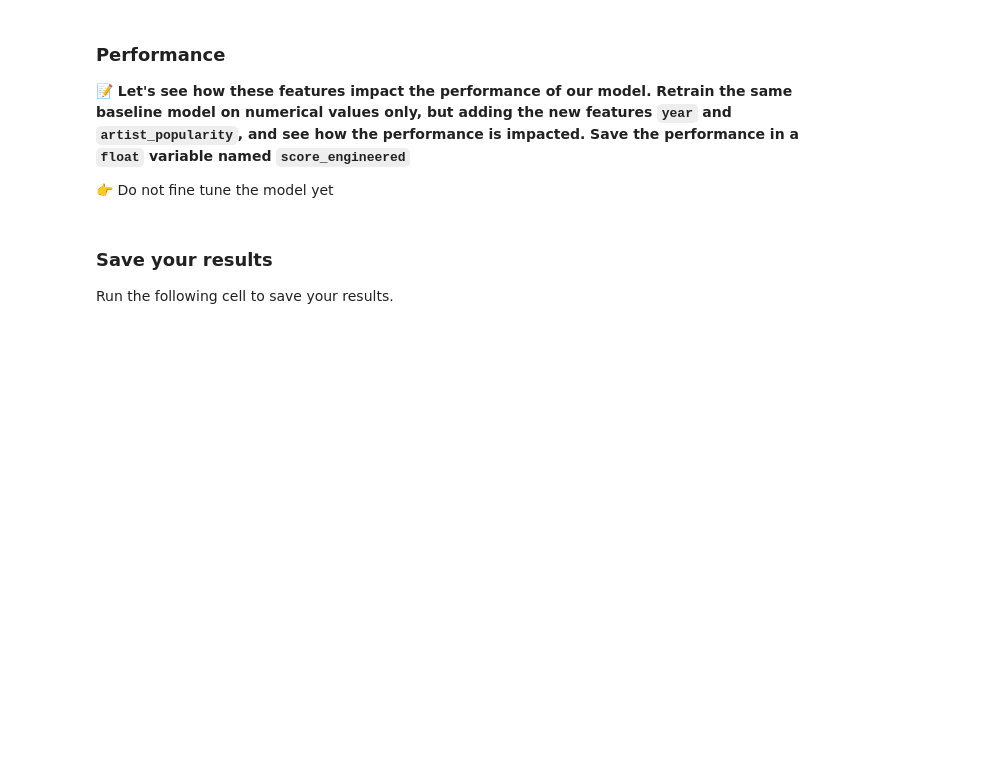
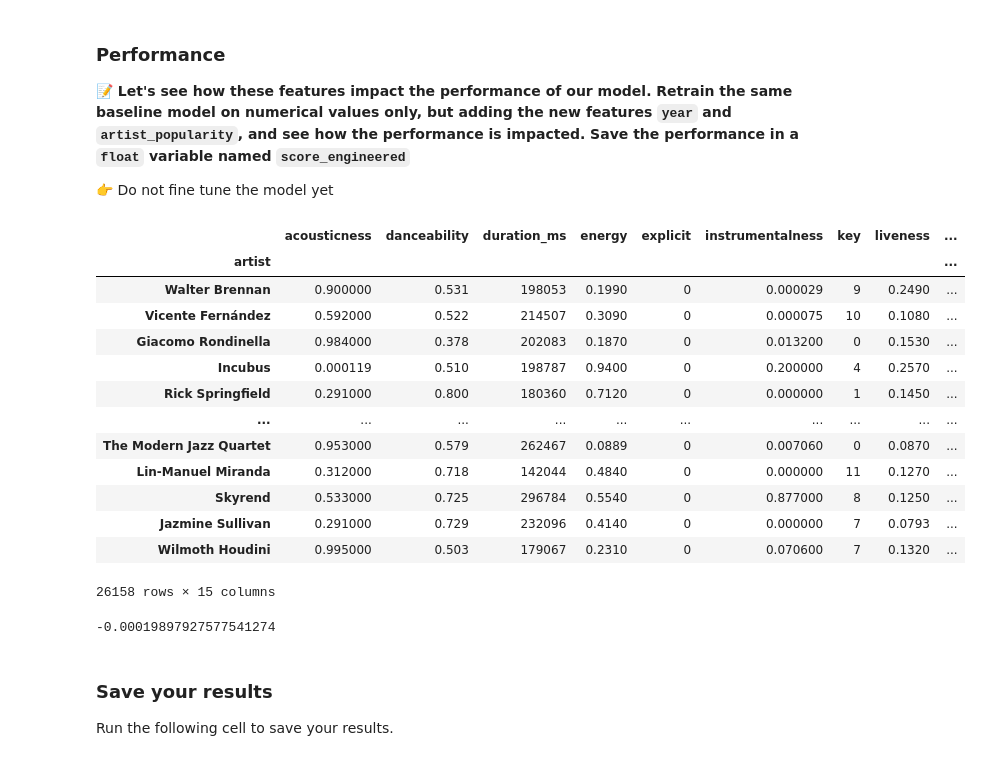
Before and after one commit to elanhermi/data-certification-exam, a Jupyter notebook: machine_learning/spotify_popularity_predictor.ipynb, the cells around one changed output. Cells and saved outputs as stored; diff of their text form; code cells hidden in the pictures; blank space fills up the shorter version.

```diff
--- a/machine_learning/spotify_popularity_predictor.ipynb
+++ b/machine_learning/spotify_popularity_predictor.ipynb
@@ -203,6 +227,37 @@ ChallengeResult("c7_feature_engineering",
 **📝 Let's see how these features impact the performance of our model. Retrain the same baseline model on numerical values only, but adding the new features `year` and `artist_popularity`, and see how the performance is impacted. Save the performance in a `float` variable named `score_engineered`**
 
 👉 Do not fine tune the model yet
+# %%
+X_train_engineered
+# %% [output]
+|  | acousticness | danceability | duration_ms | energy | explicit | instrumentalness | key | liveness | ... |
+| artist |  |  |  |  |  |  |  |  | ... |
+| Walter Brennan | 0.900000 | 0.531 | 198053 | 0.1990 | 0 | 0.000029 | 9 | 0.2490 | ... |
+| Vicente Fernández | 0.592000 | 0.522 | 214507 | 0.3090 | 0 | 0.000075 | 10 | 0.1080 | ... |
+| Giacomo Rondinella | 0.984000 | 0.378 | 202083 | 0.1870 | 0 | 0.013200 | 0 | 0.1530 | ... |
+| Incubus | 0.000119 | 0.510 | 198787 | 0.9400 | 0 | 0.200000 | 4 | 0.2570 | ... |
+| Rick Springfield | 0.291000 | 0.800 | 180360 | 0.7120 | 0 | 0.000000 | 1 | 0.1450 | ... |
+| ... | ... | ... | ... | ... | ... | ... | ... | ... | ... |
+| The Modern Jazz Quartet | 0.953000 | 0.579 | 262467 | 0.0889 | 0 | 0.007060 | 0 | 0.0870 | ... |
+| Lin-Manuel Miranda | 0.312000 | 0.718 | 142044 | 0.4840 | 0 | 0.000000 | 11 | 0.1270 | ... |
+| Skyrend | 0.533000 | 0.725 | 296784 | 0.5540 | 0 | 0.877000 | 8 | 0.1250 | ... |
+| Jazmine Sullivan | 0.291000 | 0.729 | 232096 | 0.4140 | 0 | 0.000000 | 7 | 0.0793 | ... |
+| Wilmoth Houdini | 0.995000 | 0.503 | 179067 | 0.2310 | 0 | 0.070600 | 7 | 0.1320 | ... |
+26158 rows × 15 columns
+# %%
+# Preparing X and y
+X_baseline = X_train_engineered[['acousticness', 'danceability', 'duration_ms', 'energy', 'explicit', 'instrumentalness', 'key', 'liveness', 'loudness', 'mode', 'year', 'speechiness', 'tempo', 'valence', 'artist_popularity']]
+y = y_train[['popularity']]
+
+# Baseline model that predicts "median"
+baseline_model = DummyRegressor(strategy="median")
+
+# cross validate baseline
+cv_results = cross_validate(baseline_model, X_baseline, y)
+score_engineered = cv_results['test_score'].mean()
+score_engineered
+# %% [output]
+-0.00019897927577541274
 # %% [markdown]
 ### Save your results
 
```
Also changed, not shown: parts of 10 cells of this notebook, 2 other files.
